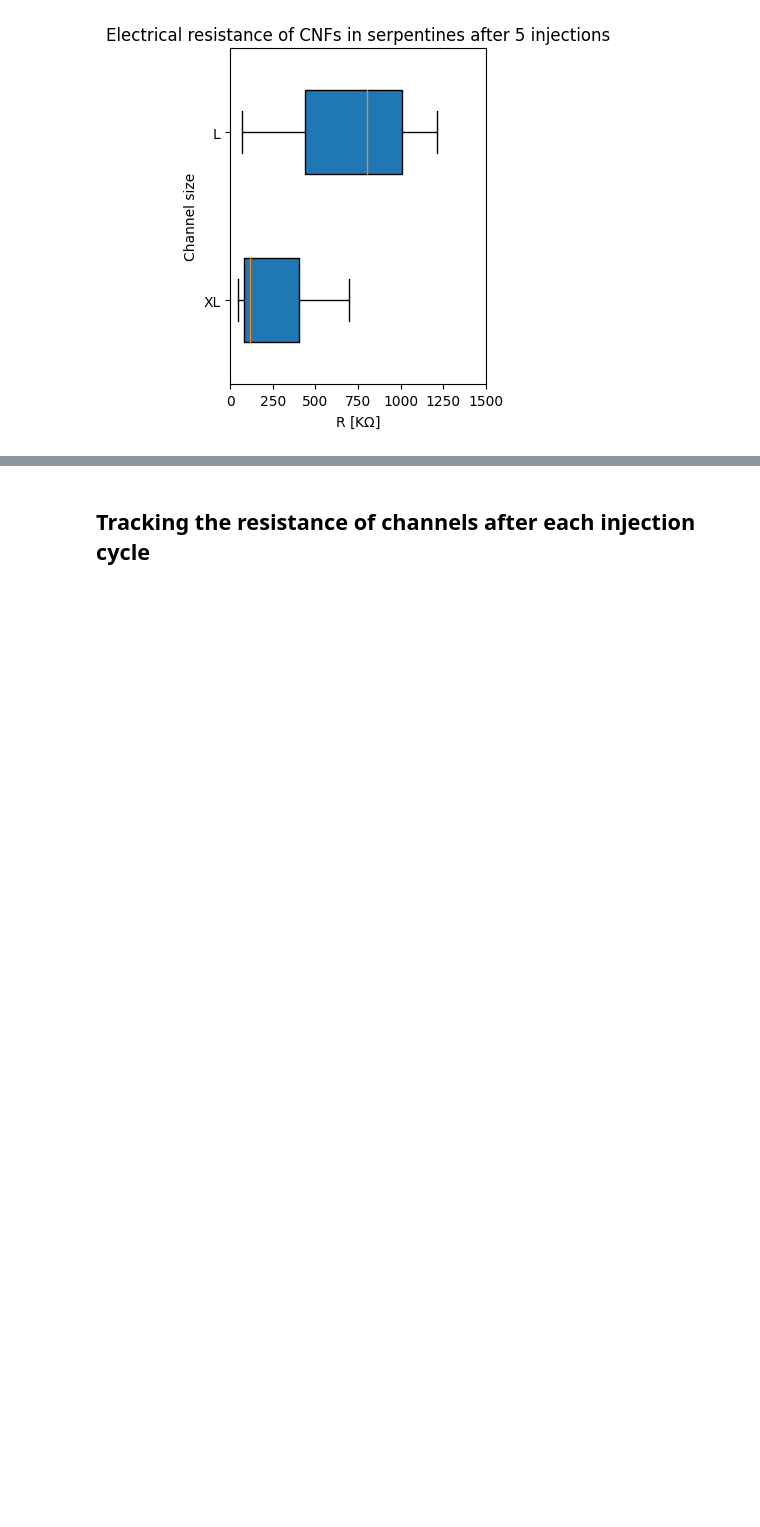
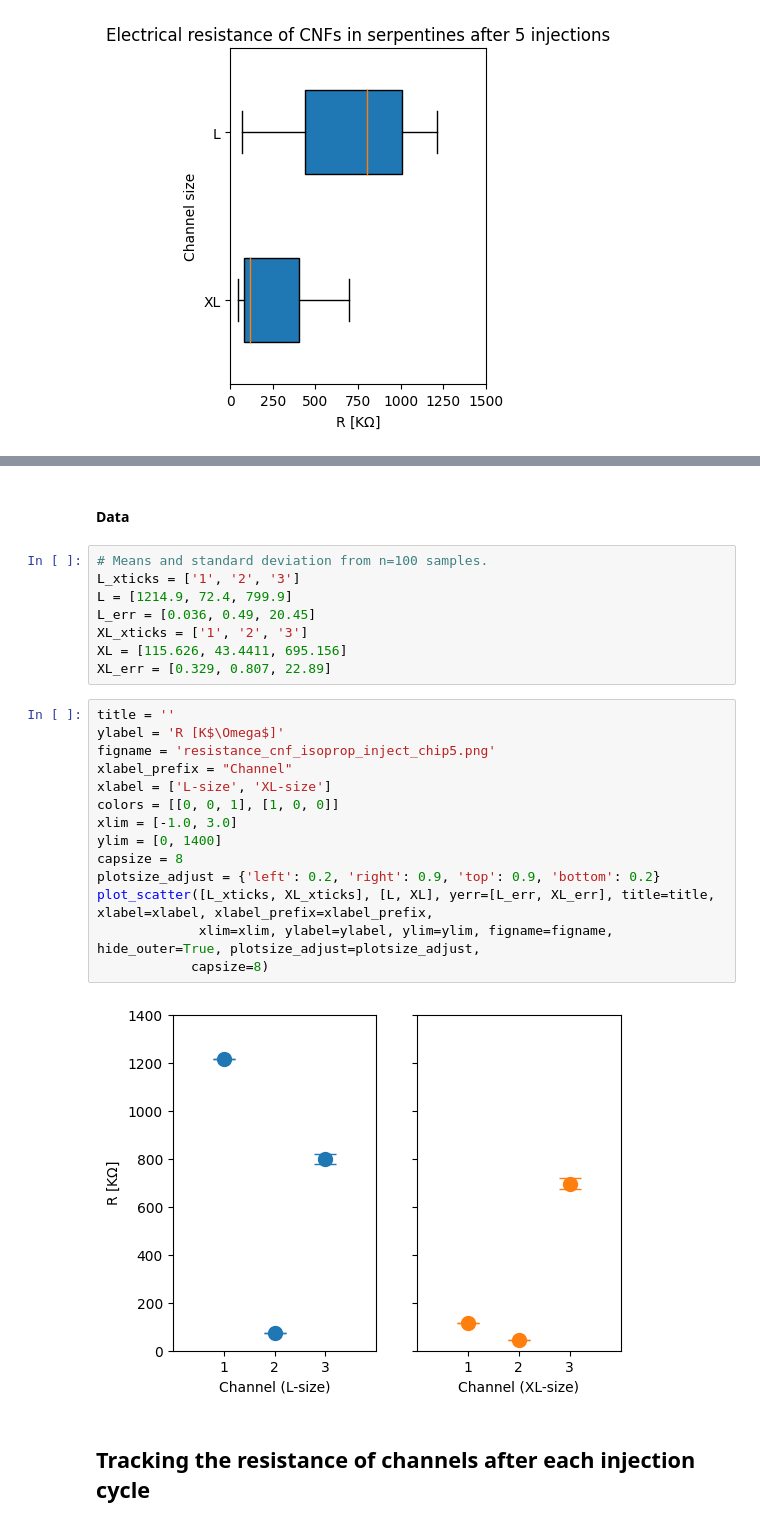
Before and after one commit to mkrause-nps/artificial-muscle, a Jupyter notebook: jupyter_notebooks/cnf_isoprop_inject.ipynb, the cells around one changed output, grey strips where cells are left out. Drawn from its saved outputs; the diff is of its cells as text; blank space fills up the shorter version.

Commit message:
WIP: contains scatter plots - remove!

```diff
--- a/jupyter_notebooks/cnf_isoprop_inject.ipynb
+++ b/jupyter_notebooks/cnf_isoprop_inject.ipynb
@@ -52,2 +91,28 @@ plot_box(data=[XL, L], title=title, xlabel=xlabel, ylabel=ylabel, yticklabel=yti
+# %% [markdown]
+#### Data
+# %%
+# Means and standard deviation from n=100 samples.
+L_xticks = ['1', '2', '3']
+L = [1214.9, 72.4, 799.9]
+L_err = [0.036, 0.49, 20.45]
+XL_xticks = ['1', '2', '3']
+XL = [115.626, 43.4411, 695.156]
+XL_err = [0.329, 0.807, 22.89]
+# %%
+title = ''
+ylabel = 'R [K$\Omega$]'
+figname = 'resistance_cnf_isoprop_inject_chip5.png'
+xlabel_prefix = "Channel"
+xlabel = ['L-size', 'XL-size']
+colors = [[0, 0, 1], [1, 0, 0]]
+xlim = [-1.0, 3.0]
+ylim = [0, 1400]
+capsize = 8
+plotsize_adjust = {'left': 0.2, 'right': 0.9, 'top': 0.9, 'bottom': 0.2}
+plot_scatter([L_xticks, XL_xticks], [L, XL], yerr=[L_err, XL_err], title=title, xlabel=xlabel, xlabel_prefix=xlabel_prefix,
+             xlim=xlim, ylabel=ylabel, ylim=ylim, figname=figname, hide_outer=True, plotsize_adjust=plotsize_adjust,
+            capsize=8)
+# %% [output]
+[figure, added]
 # %% [markdown]
 ## Tracking the resistance of channels after each injection cycle
```
Also changed, not shown: parts of 15 cells of this notebook.
